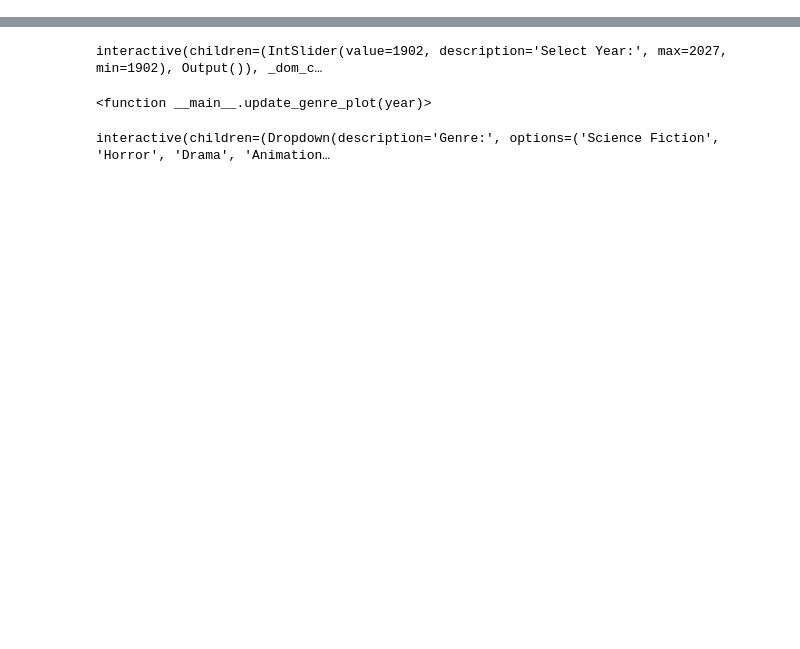
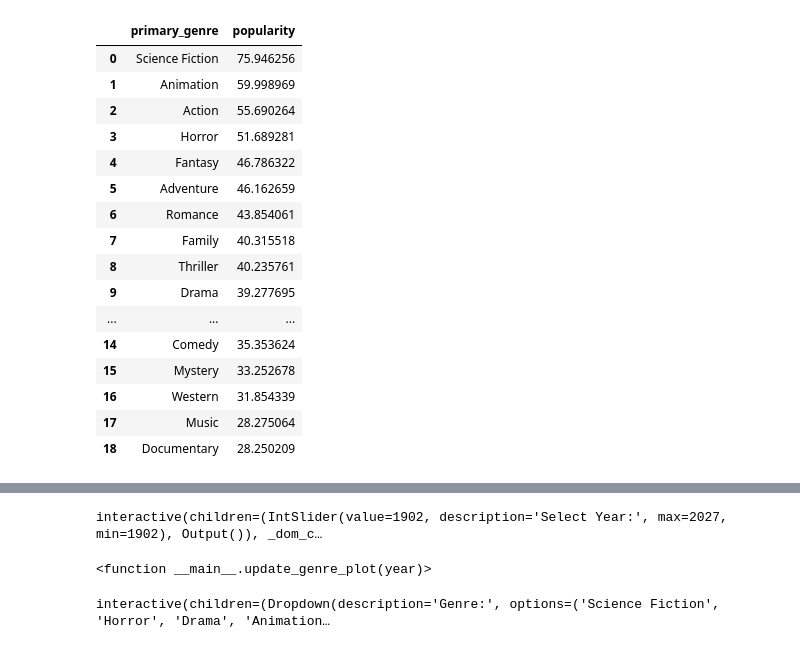
Before and after one commit to laurenscarzella/my-api, a Jupyter notebook: steps.ipynb, the cells around one changed output, grey strips where cells are left out. Drawn from its saved outputs; the diff is of its cells as text; code cells hidden in the pictures; blank space fills up the shorter version.

```diff
--- a/steps.ipynb
+++ b/steps.ipynb
@@ -58,0 +19,23 @@ plt.show()
+# %%
+# calculate average popularity for each genre
+genre_popularity = df.groupby('primary_genre')['popularity'].mean().sort_values(ascending=False)
+genre_popularity_df = genre_popularity.reset_index()
+genre_popularity_df
+# %% [output]
+|  | primary_genre | popularity |
+| 0 | Science Fiction | 75.946256 |
+| 1 | Animation | 59.998969 |
+| 2 | Action | 55.690264 |
+| 3 | Horror | 51.689281 |
+| 4 | Fantasy | 46.786322 |
+| 5 | Adventure | 46.162659 |
+| 6 | Romance | 43.854061 |
+| 7 | Family | 40.315518 |
+| 8 | Thriller | 40.235761 |
+| 9 | Drama | 39.277695 |
+| ... | ... | ... |
+| 14 | Comedy | 35.353624 |
+| 15 | Mystery | 33.252678 |
+| 16 | Western | 31.854339 |
+| 17 | Music | 28.275064 |
+| 18 | Documentary | 28.250209 |
```
Also changed, not shown: parts of 15 cells of this notebook.
